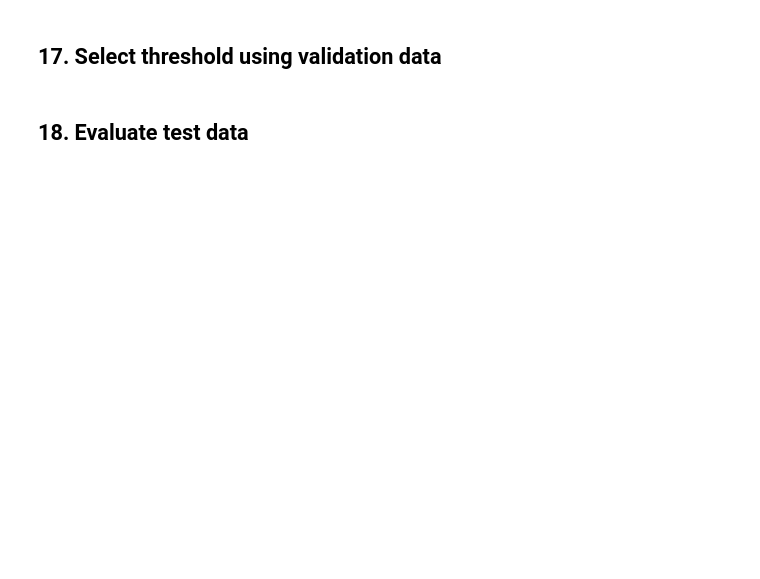
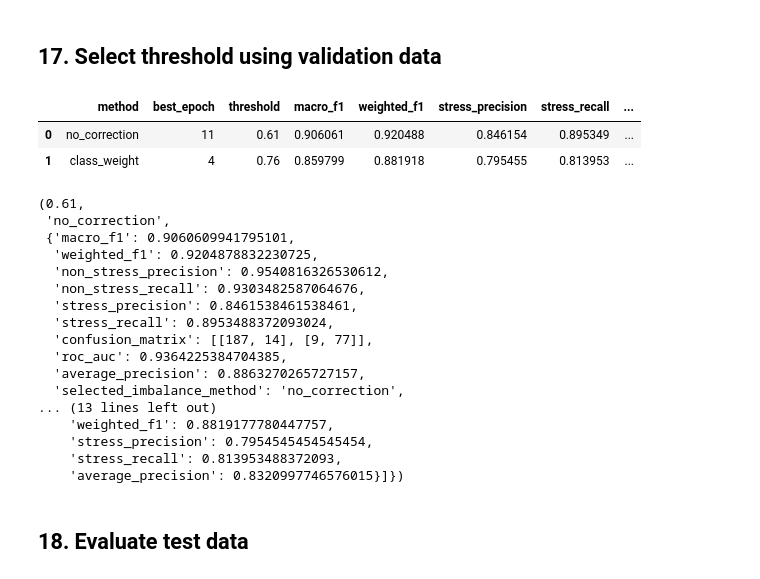
Before and after one commit to dounia1230/wesad_stress_project, a Jupyter notebook: notebooks/02_mlp.ipynb, the cells around one changed output. Cells and saved outputs as stored; diff of their text form; code cells hidden in the pictures; blank space fills up the shorter version.

```diff
--- a/notebooks/02_mlp.ipynb
+++ b/notebooks/02_mlp.ipynb
@@ -193,6 +223,12 @@ X_train.shape, X_validation.shape, X_test.shape, len(exact_duplicate_columns), l
 # %% [markdown]
 ## 10. Create PyTorch datasets and DataLoaders
 # %%
+import importlib
+import src.config as config
+
+importlib.reload(config)
+BATCH_SIZE = config.BATCH_SIZE
+
 train_dataset = TensorDataset(X_train, y_train)
 validation_dataset = TensorDataset(X_validation, y_validation)
 test_dataset = TensorDataset(X_test, y_test)
@@ -242,7 +292,16 @@ Validation collects probabilities with `torch.sigmoid(logits)` and uses validati
 # %% [markdown]
 ## 15. Train without imbalance correction
 # %%
-set_seed(42)
+import importlib
+import src.config as config
+
+importlib.reload(config)
+LEARNING_RATE = config.LEARNING_RATE
+WEIGHT_DECAY = config.WEIGHT_DECAY
+MAX_EPOCHS = config.MAX_EPOCHS
+PATIENCE = config.PATIENCE
+
+set_seed(RANDOM_SEED)
 unweighted_model = MLPClassifier(input_dim=X_train.shape[1]).to(device)
 unweighted_criterion = torch.nn.BCEWithLogitsLoss()
 unweighted_optimizer = torch.optim.Adam(unweighted_model.parameters(), lr=LEARNING_RATE, weight_decay=WEIGHT_DECAY)
@@ -306,6 +388,8 @@ validation_variant_comparison = pd.DataFrame(
             "best_epoch": unweighted_best_epoch,
             "threshold": unweighted_threshold,
             "macro_f1": unweighted_validation_metrics["macro_f1"],
+            "weighted_f1": unweighted_validation_metrics["weighted_f1"],
+            "stress_precision": unweighted_validation_metrics["stress_precision"],
             "stress_recall": unweighted_validation_metrics["stress_recall"],
             "average_precision": unweighted_validation_metrics["average_precision"],
         },
@@ -314,6 +398,8 @@ validation_variant_comparison = pd.DataFrame(
             "best_epoch": weighted_best_epoch,
             "threshold": weighted_threshold,
             "macro_f1": weighted_validation_metrics["macro_f1"],
+            "weighted_f1": weighted_validation_metrics["weighted_f1"],
+            "stress_precision": weighted_validation_metrics["stress_precision"],
             "stress_recall": weighted_validation_metrics["stress_recall"],
             "average_precision": weighted_validation_metrics["average_precision"],
         },
@@ -324,37 +410,58 @@ display(validation_variant_comparison)
 if weighted_validation_metrics["macro_f1"] >= unweighted_validation_metrics["macro_f1"]:
     selected_model = model
     selected_history = history
     selected_threshold = weighted_threshold
     selected_validation_probabilities = weighted_validation_probabilities
     selected_validation_true = weighted_validation_true
     selected_validation_metrics = weighted_validation_metrics
-    selected_imbalance_method = "class_weight"
+    selected_method = "class_weight"
     selected_best_epoch = weighted_best_epoch
     selected_training_summary = weighted_training_summary
 else:
     selected_model = unweighted_model
     selected_history = unweighted_history
     selected_threshold = unweighted_threshold
     selected_validation_probabilities = unweighted_validation_probabilities
     selected_validation_true = unweighted_validation_true
     selected_validation_metrics = unweighted_validation_metrics
-    selected_imbalance_method = "no_correction"
+    selected_method = "no_correction"
     selected_best_epoch = unweighted_best_epoch
     selected_training_summary = unweighted_training_summary
 
 model = selected_model
 history = selected_history
 threshold = selected_threshold
 validation_probabilities = selected_validation_probabilities
 validation_true = selected_validation_true
 validation_metrics = {
     **selected_validation_metrics,
-    "selected_imbalance_method": selected_imbalance_method,
+    "selected_imbalance_method": selected_method,
     "best_validation_epoch": selected_best_epoch,
     "variant_comparison": validation_variant_comparison.to_dict(orient="records"),
 }
 
-threshold, selected_imbalance_method, validation_metrics
+threshold, selected_method, validation_metrics
+# %% [output]
+|  | method | best_epoch | threshold | macro_f1 | weighted_f1 | stress_precision | stress_recall | ... |
+| 0 | no_correction | 11 | 0.61 | 0.906061 | 0.920488 | 0.846154 | 0.895349 | ... |
+| 1 | class_weight | 4 | 0.76 | 0.859799 | 0.881918 | 0.795455 | 0.813953 | ... |
+(0.61,
+ 'no_correction',
+ {'macro_f1': 0.9060609941795101,
+  'weighted_f1': 0.9204878832230725,
+  'non_stress_precision': 0.9540816326530612,
+  'non_stress_recall': 0.9303482587064676,
+  'stress_precision': 0.8461538461538461,
+  'stress_recall': 0.8953488372093024,
+  'confusion_matrix': [[187, 14], [9, 77]],
+  'roc_auc': 0.9364225384704385,
+  'average_precision': 0.8863270265727157,
+  'selected_imbalance_method': 'no_correction',
+... (13 lines left out)
+    'weighted_f1': 0.8819177780447757,
+    'stress_precision': 0.7954545454545454,
+    'stress_recall': 0.813953488372093,
+    'average_precision': 0.8320997746576015}]})
 # %% [markdown]
 ## 18. Evaluate test data
 # %%
```
Also changed, not shown: parts of 17 cells of this notebook, 23 other files.
